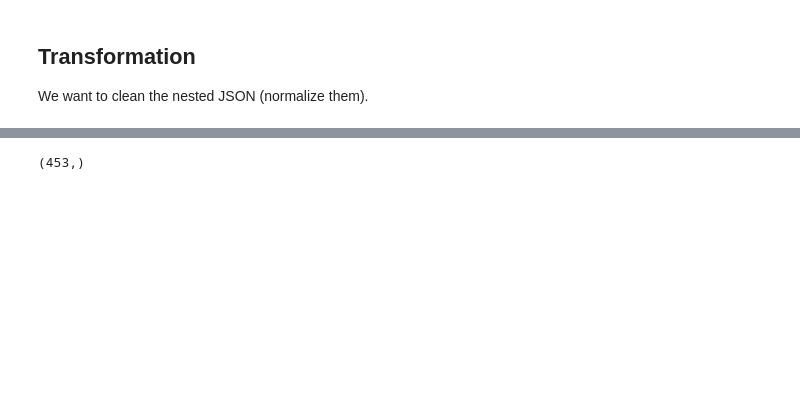
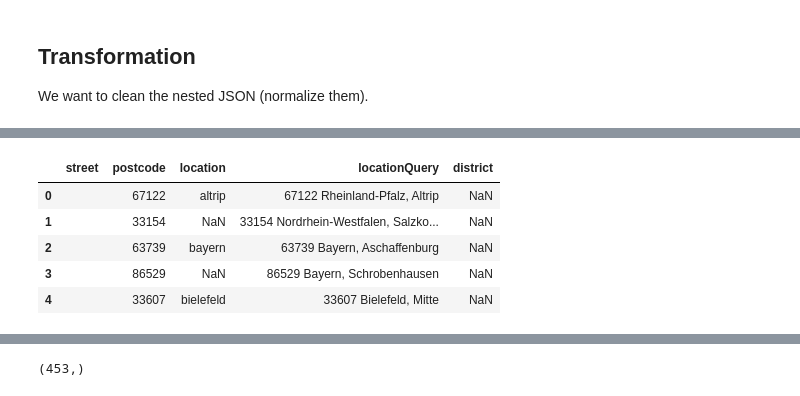
Before and after one commit to FollowJack/awesome-dataengineer-masterclass, a Jupyter notebook: 02_real_estate_roi_calculator/notebooks/playfield.ipynb, the cells around one changed output, grey strips where cells are left out. Saved outputs shown, nothing was run; the diff lists cells and outputs as text; code cells hidden in the pictures; blank space fills up the shorter version.

```diff
--- a/02_real_estate_roi_calculator/notebooks/playfield.ipynb
+++ b/02_real_estate_roi_calculator/notebooks/playfield.ipynb
@@ -127,0 +185,9 @@ df_platforms[0][0]
+# %%
+json_normalize(df['originalAddress']).head()
+# %% [output]
+|  | street | postcode | location | locationQuery | district |
+| 0 |  | 67122 | altrip | 67122 Rheinland-Pfalz, Altrip | NaN |
+| 1 |  | 33154 | NaN | 33154 Nordrhein-Westfalen, Salzko... | NaN |
+| 2 |  | 63739 | bayern | 63739 Bayern, Aschaffenburg | NaN |
+| 3 |  | 86529 | NaN | 86529 Bayern, Schrobenhausen | NaN |
+| 4 |  | 33607 | bielefeld | 33607 Bielefeld, Mitte | NaN |
```
Also changed, not shown: parts of 25 cells of this notebook.
